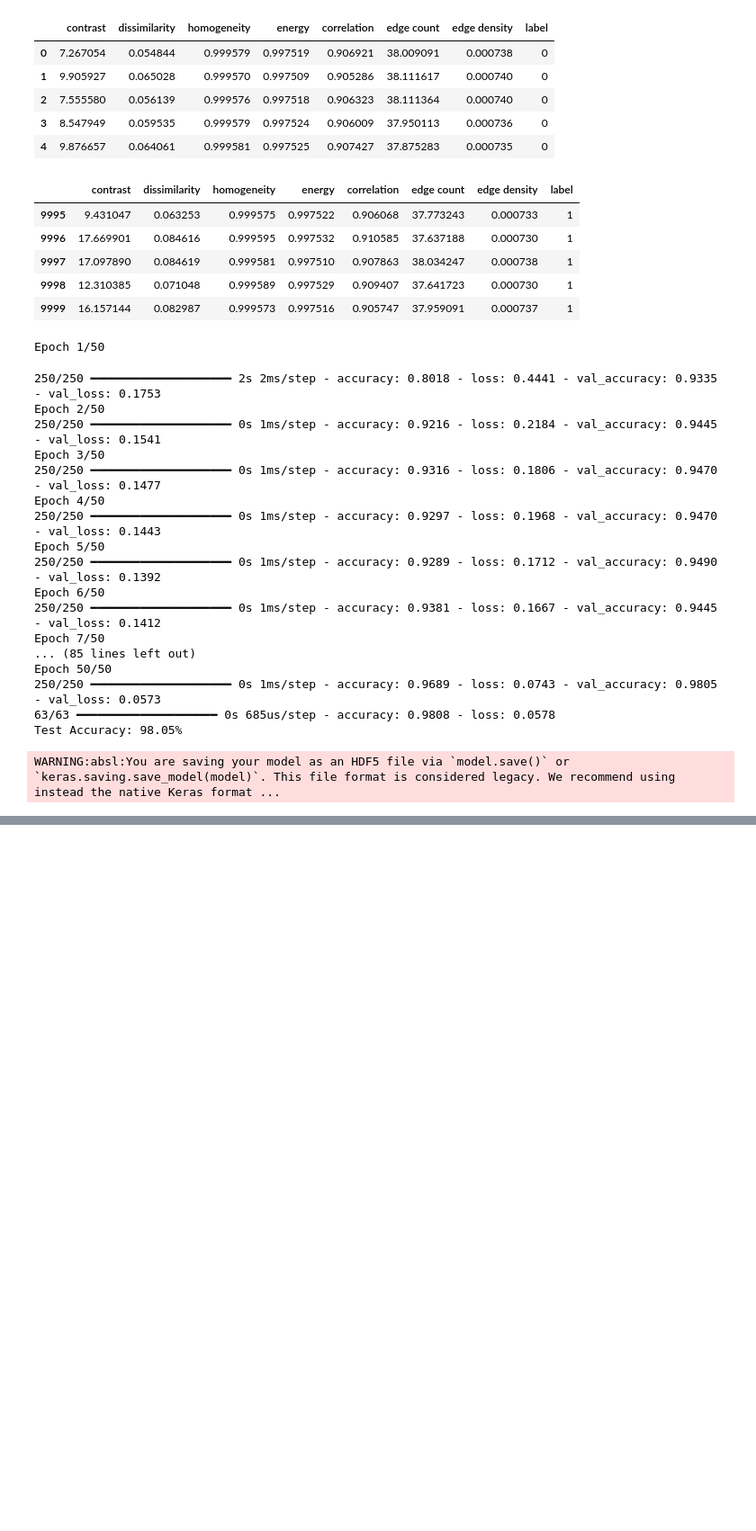
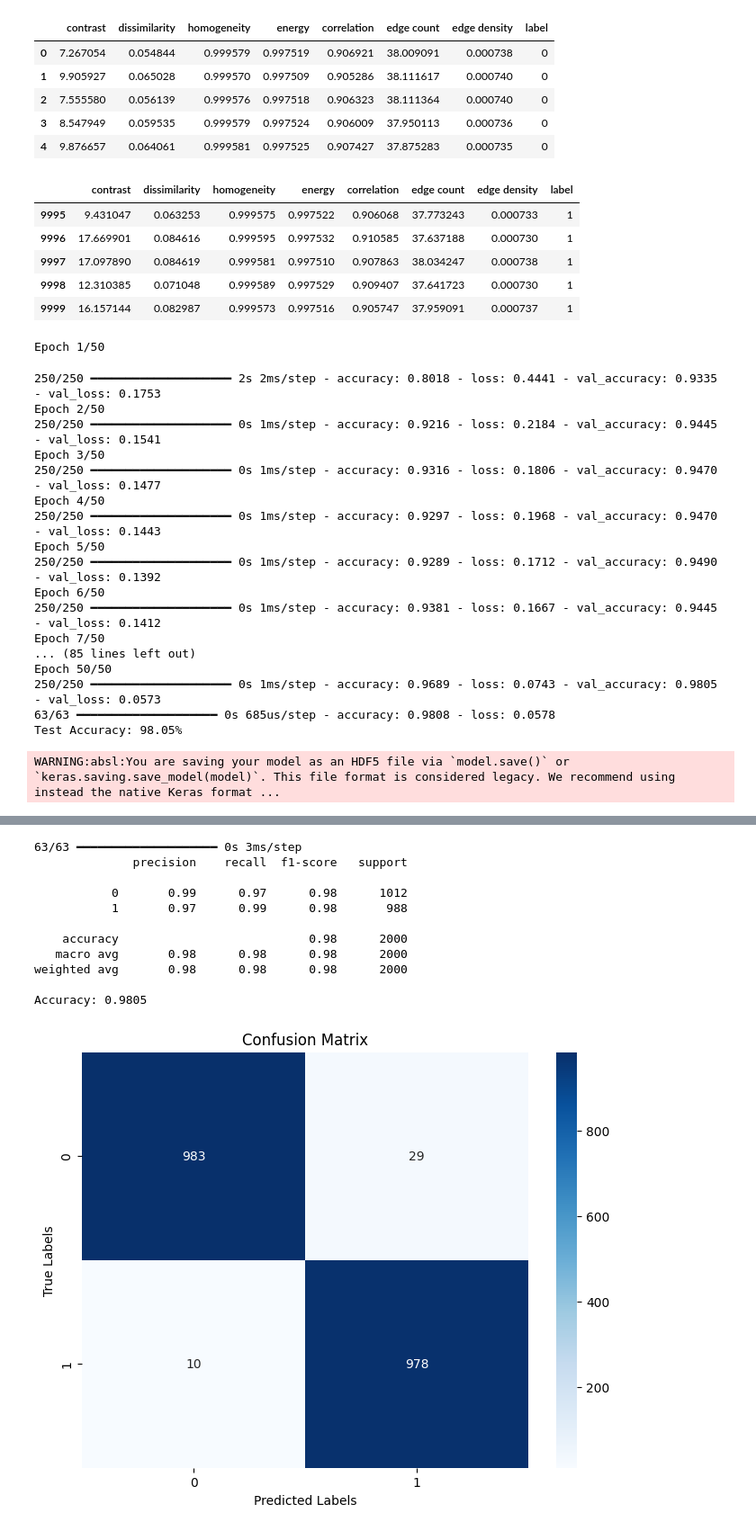
Before and after one commit to edwin16804/Surface-Crack-Detection-CNN-MV-Techniques, a Jupyter notebook: MV_techniques.ipynb, the cells around one changed output, grey strips where cells are left out. Shown at 90% size. Saved outputs shown, nothing was run; the diff lists cells and outputs as text; code cells hidden in the pictures; blank space fills up the shorter version.

Commit message:
classification report for the feature based classification

```diff
--- a/MV_techniques.ipynb
+++ b/MV_techniques.ipynb
@@ -183,3 +183,56 @@ Test Accuracy: 98.05%
 model.save('trained_model.h5')
 # %% [output]
 WARNING:absl:You are saving your model as an HDF5 file via `model.save()` or `keras.saving.save_model(model)`. This file format is considered legacy. We recommend using instead the native Keras format ...
+# %%
+import pandas as pd
+from tensorflow.keras.models import load_model
+import matplotlib.pyplot as plt
+import seaborn as sns
+from sklearn.metrics import classification_report, accuracy_score, confusion_matrix
+from sklearn.model_selection import train_test_split
+from sklearn.preprocessing import StandardScaler
+import numpy as np
+from tensorflow.keras.utils import to_categorical
+
+df=pd.read_csv('extracted_features.csv')
+
+X=df.drop(columns=['label'])
+y=df['label']
+
+FEATURE_MODEL_PATH = "trained_model.h5"
+model = load_model(FEATURE_MODEL_PATH)
+
+
+X_train, X_test, y_train, y_test = train_test_split(X, y, test_size=0.2, random_state=42)
+
+
+scaler = StandardScaler()
+X_train = scaler.fit_transform(X_train)
+X_test = scaler.transform(X_test)
+
+
+y_train = to_categorical(y_train)
+y_test = to_categorical(y_test)
+
+y_pred_probs = model.predict(X_test)
+
+# Convert probabilities to class labels (assuming a multi-class classification problem)
+y_pred = np.argmax(y_pred_probs, axis=1)
+y_true = np.argmax(y_test, axis=1)  # Ensure y_test is one-hot encoded, convert if necessary
+
+# Print classification report
+print(classification_report(y_true, y_pred))
+
+accuracy = accuracy_score(y_true, y_pred)
+print(f"Accuracy: {accuracy:.4f}")
+
+# Plot Confusion Matrix
+conf_matrix = confusion_matrix(y_true, y_pred)
+
+plt.figure(figsize=(8, 6))
+sns.heatmap(conf_matrix, annot=True, fmt='d', cmap="Blues", xticklabels=np.unique(y_true), yticklabels=np.unique(y_true))
+plt.xlabel("Predicted Labels")
+plt.ylabel("True Labels")
+plt.title("Confusion Matrix")
+plt.show()
+# %% [output]
@@ -185,0 +240,12 @@ WARNING:absl:You are saving your model as an HDF5 file via `model.save()` or `ke
+63/63 ━━━━━━━━━━━━━━━━━━━━ 0s 3ms/step
+              precision    recall  f1-score   support
+
+           0       0.99      0.97      0.98      1012
+           1       0.97      0.99      0.98       988
+
+    accuracy                           0.98      2000
+   macro avg       0.98      0.98      0.98      2000
+weighted avg       0.98      0.98      0.98      2000
+
+Accuracy: 0.9805
+[figure, added]
```
Also changed, not shown: parts of 1 cell of this notebook.
